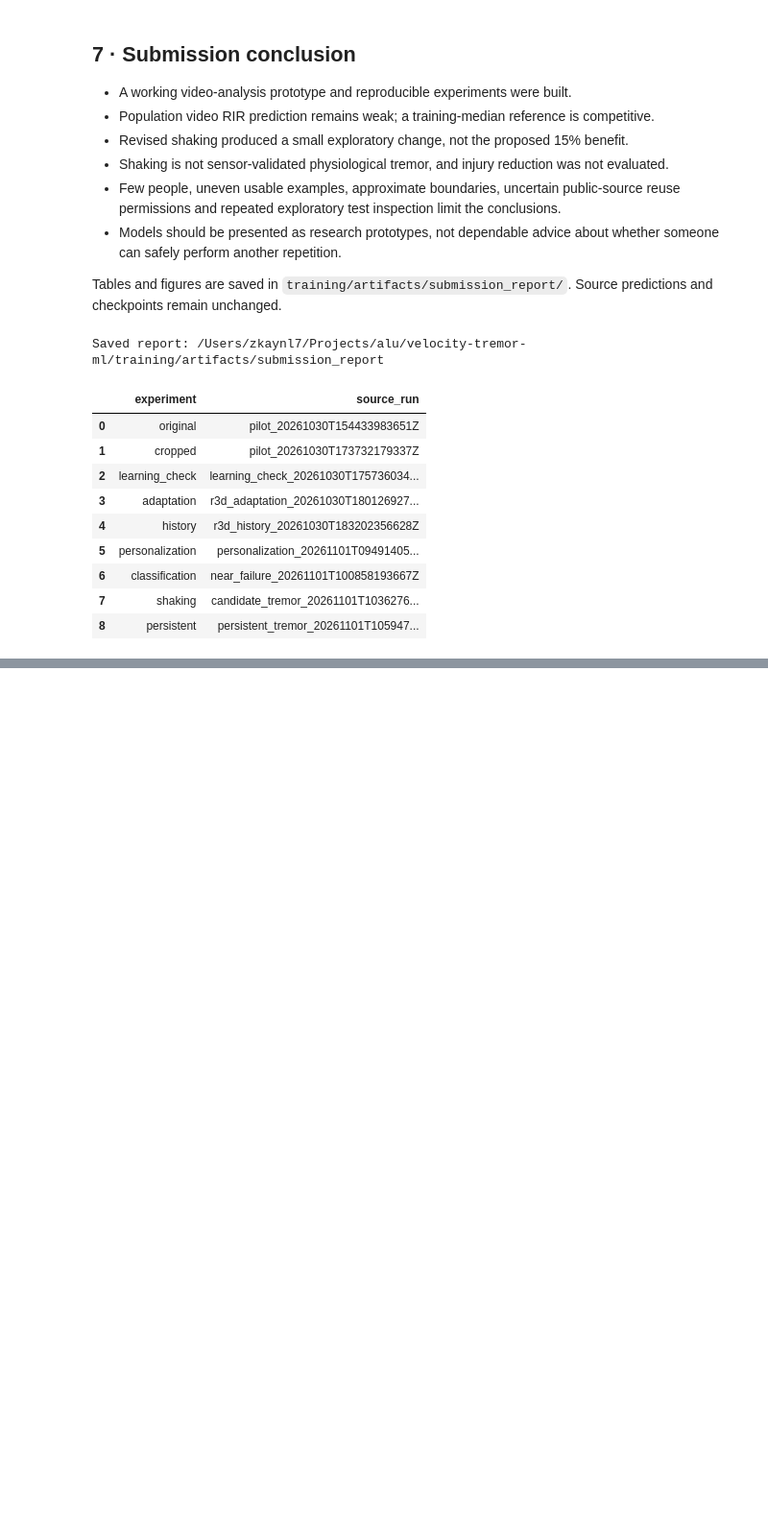
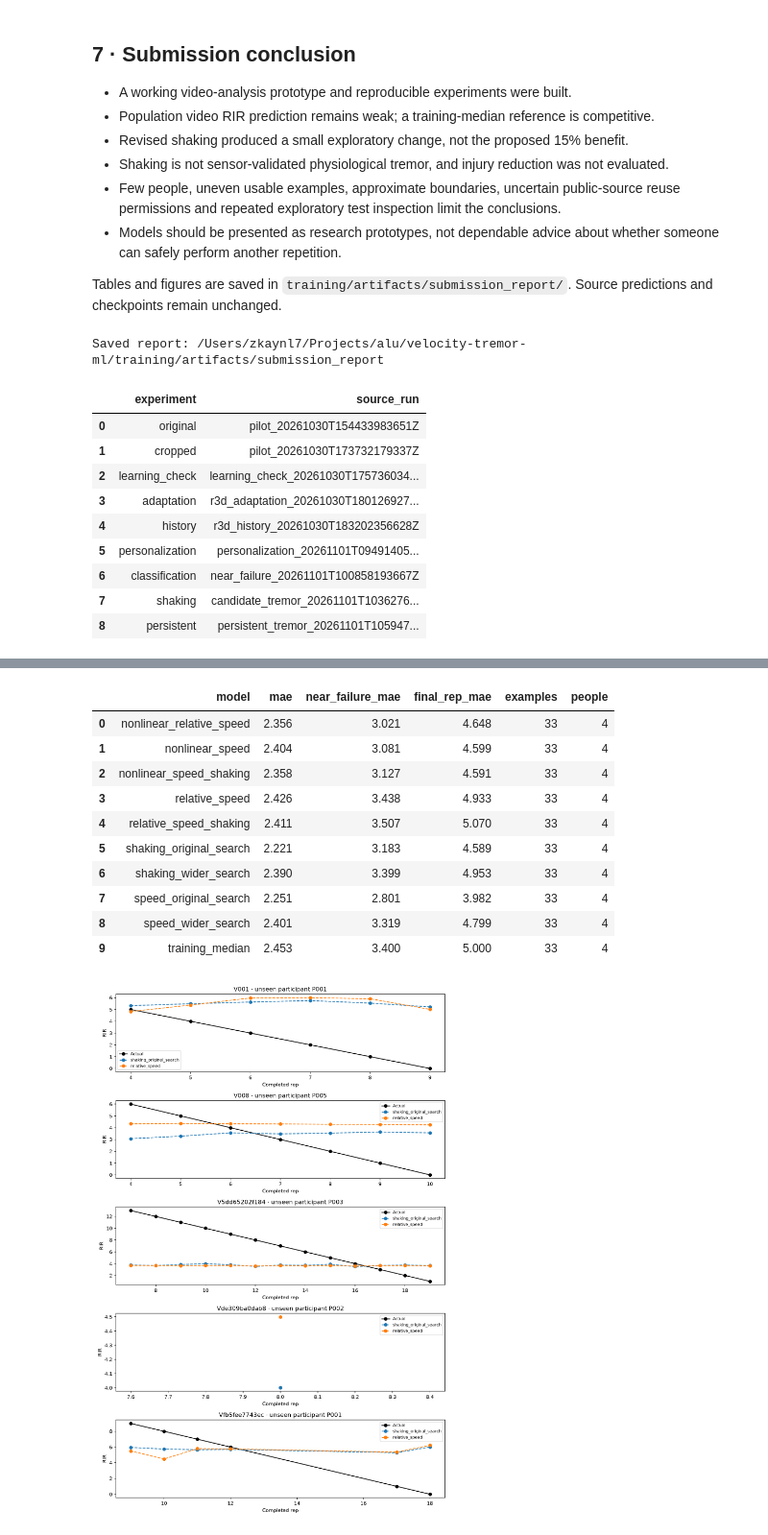
Before and after one commit to Nick-Lemy/replens-capstone, a Jupyter notebook: training/notebooks/07_results.ipynb, the cells around one changed output, grey strips where cells are left out. Shown at 96% size. Drawn from its saved outputs; the diff is of its cells as text; code cells hidden in the pictures; blank space fills up the shorter version.

Commit message:
feat: evaluate relative speed and audit flat RIR predictions

```diff
--- a/training/notebooks/07_results.ipynb
+++ b/training/notebooks/07_results.ipynb
@@ -191,0 +198,18 @@ Saved report: /Users/zkaynl7/Projects/alu/velocity-tremor-ml/training/artifacts/
+# %%
+followup = pd.read_csv(ROOT / 'training/results/relative_speed_followup/comparison.csv')
+display(followup[['model', 'mae', 'near_failure_mae', 'final_rep_mae', 'examples', 'people']].round(3))
+from IPython.display import Image
+display(Image(filename=str(ROOT / 'training/results/relative_speed_followup/recent_history_set_predictions.png')))
+# %% [output]
+|  | model | mae | near_failure_mae | final_rep_mae | examples | people |
+| 0 | nonlinear_relative_speed | 2.356 | 3.021 | 4.648 | 33 | 4 |
+| 1 | nonlinear_speed | 2.404 | 3.081 | 4.599 | 33 | 4 |
+| 2 | nonlinear_speed_shaking | 2.358 | 3.127 | 4.591 | 33 | 4 |
+| 3 | relative_speed | 2.426 | 3.438 | 4.933 | 33 | 4 |
+| 4 | relative_speed_shaking | 2.411 | 3.507 | 5.070 | 33 | 4 |
+| 5 | shaking_original_search | 2.221 | 3.183 | 4.589 | 33 | 4 |
+| 6 | shaking_wider_search | 2.390 | 3.399 | 4.953 | 33 | 4 |
+| 7 | speed_original_search | 2.251 | 2.801 | 3.982 | 33 | 4 |
+| 8 | speed_wider_search | 2.401 | 3.319 | 4.799 | 33 | 4 |
+| 9 | training_median | 2.453 | 3.400 | 5.000 | 33 | 4 |
+[figure, added]
```
Also changed, not shown: parts of 1 cell of this notebook, 18 other files.
